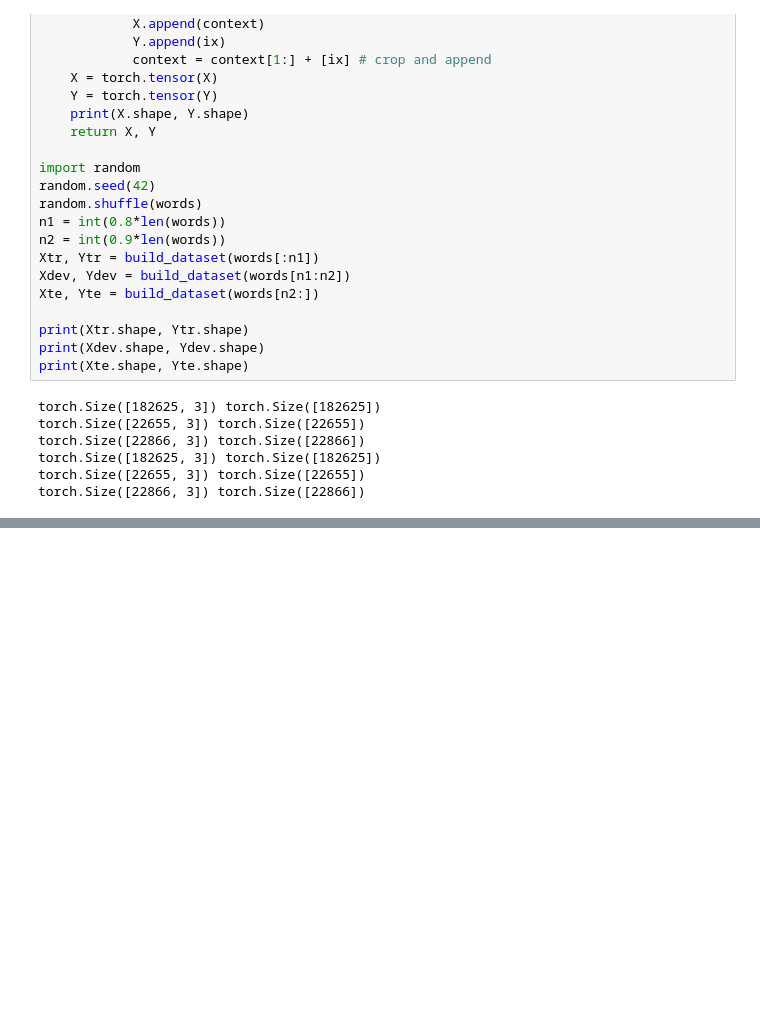
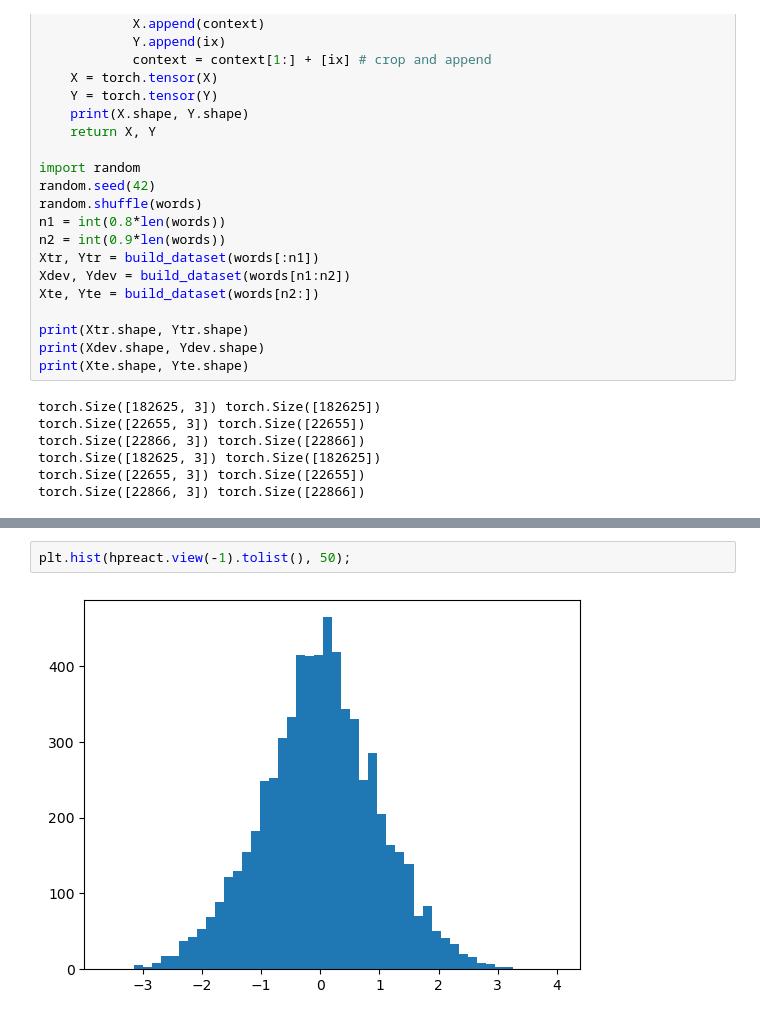
Before and after one commit to MaolinSun32/nn-zero-to-hero-sml, a Jupyter notebook: notebooks/4-th.ipynb, the cells around one changed output, grey strips where cells are left out. Cells and saved outputs as stored; diff of their text form; blank space fills up the shorter version.

```diff
--- a/notebooks/4-th.ipynb
+++ b/notebooks/4-th.ipynb
@@ -133,0 +153,4 @@ for i in range(max_steps):
+# %%
+plt.hist(hpreact.view(-1).tolist(), 50);
+# %% [output]
+[figure, added]
```
Also changed, not shown: parts of 11 cells of this notebook.
